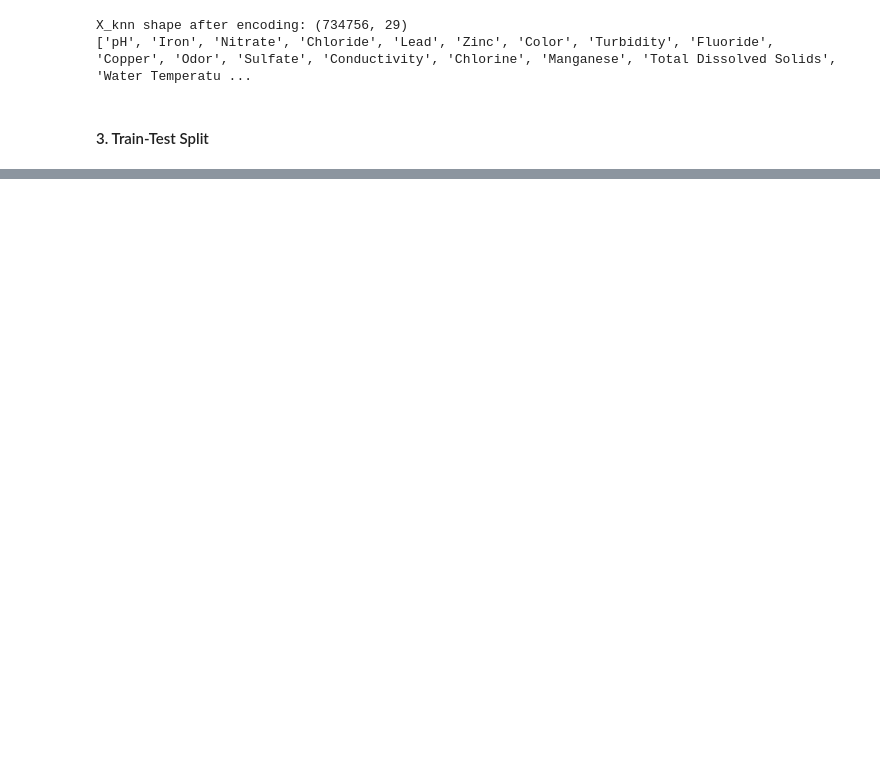
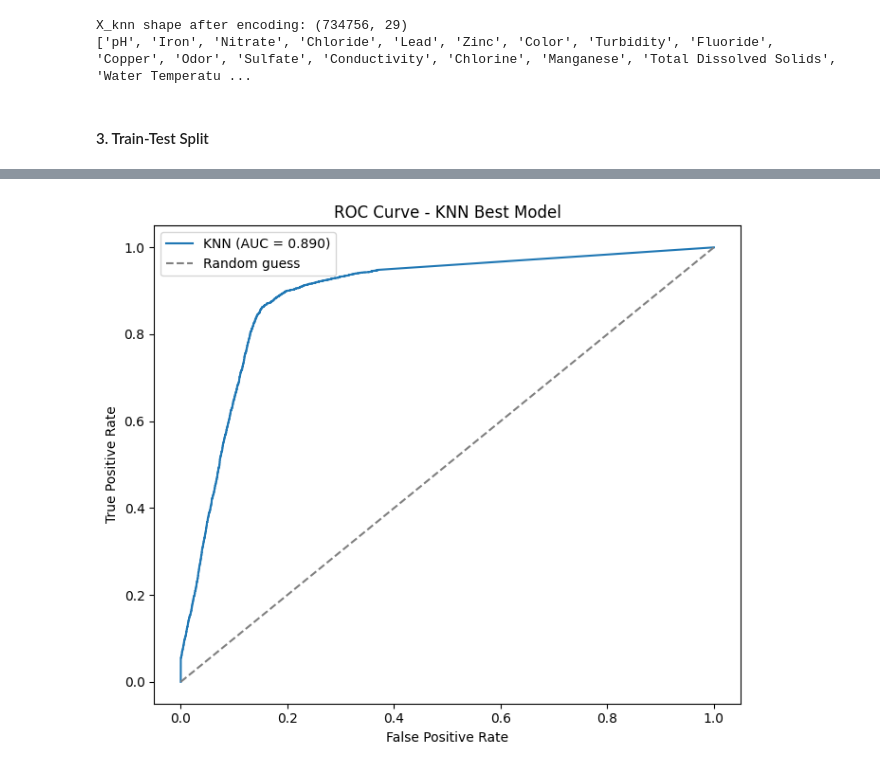
Before and after one commit to YL-6/-, a Jupyter notebook: notebooks/05_model_3.ipynb, the cells around one changed output, grey strips where cells are left out. Saved outputs shown, nothing was run; the diff lists cells and outputs as text; code cells hidden in the pictures; blank space fills up the shorter version.

```diff
--- a/notebooks/05_model_3.ipynb
+++ b/notebooks/05_model_3.ipynb
@@ -228,0 +493,15 @@ Std CV Accuracy: 0.0007381208310688677
+# %%
+fpr_knn, tpr_knn, _ = roc_curve(y_test_knn_eval, y_pred_proba_best_knn)
+
+fig, ax = plt.subplots(figsize=(7, 6))
+ax.plot(fpr_knn, tpr_knn, label=f'KNN (AUC = {roc_auc_best_knn:.3f})')
+ax.plot([0, 1], [0, 1], linestyle='--', color='gray', label='Random guess')
+ax.set_xlabel('False Positive Rate')
+ax.set_ylabel('True Positive Rate')
+ax.set_title('ROC Curve - KNN Best Model')
+ax.legend()
+plt.tight_layout()
+plt.savefig('knn_roc_curve.png', dpi=150)
+plt.show()
+# %% [output]
+[figure, added]
```
Also changed, not shown: parts of 51 cells of this notebook.
